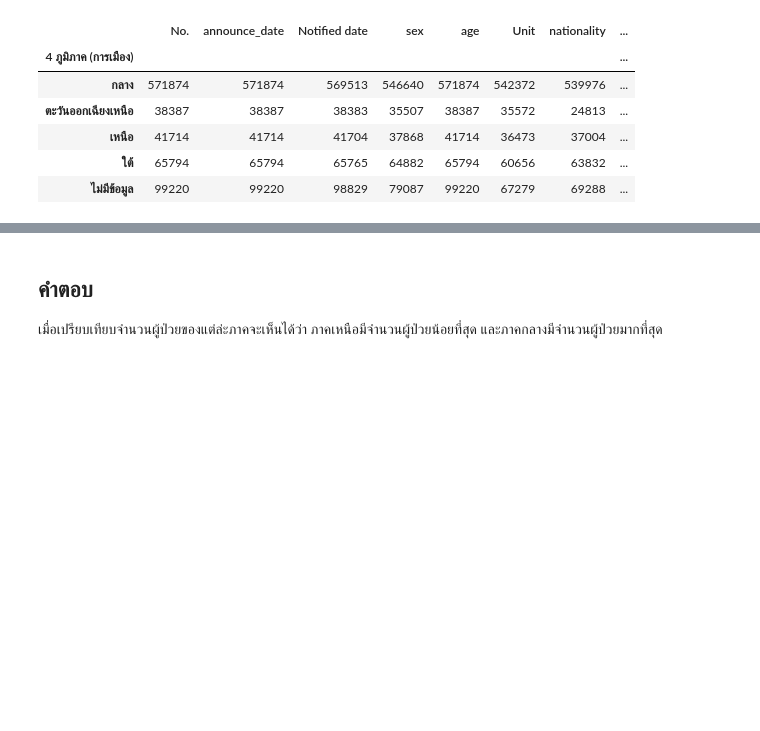
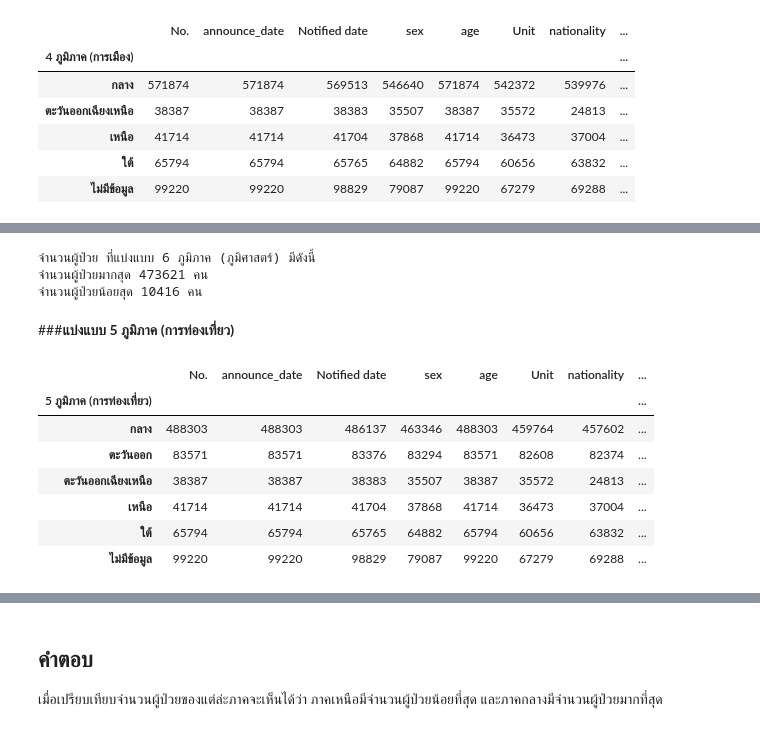
Before and after one commit to khanittha-phusopha/data_viz_2022, a Jupyter notebook: BasicPython&DataViz_midterm2022.ipynb, the cells around one changed output, grey strips where cells are left out. Drawn from its saved outputs; the diff is of its cells as text; code cells hidden in the pictures; blank space fills up the shorter version.

```diff
--- a/BasicPython&DataViz_midterm2022.ipynb
+++ b/BasicPython&DataViz_midterm2022.ipynb
@@ -948,6 +1101,24 @@ Q2.iloc[-1:]
 # %%
-max1 = Q2.iloc[0,0]
-min1 = Q2.iloc[6,0]
+max1 = Q4.iloc[6,0]
+min1 = Q4.iloc[0,0]
 print(f'จำนวนผู้ป่วย ที่แบ่งแบบ 6 ภูมิภาค (ภูมิศาสตร์) มีดังนี้')
-print(f'จำนวนผู้ป่วยน้อยสุด {min1} คน ')
-print(f'จำนวนผู้ป่วยมากสุด {max1} คน')
+print(f'จำนวนผู้ป่วยมากสุด {max1} คน ')
+print(f'จำนวนผู้ป่วยน้อยสุด {min1} คน')
+# %% [output]
+จำนวนผู้ป่วย ที่แบ่งแบบ 6 ภูมิภาค (ภูมิศาสตร์) มีดังนี้
+จำนวนผู้ป่วยมากสุด 473621 คน
+จำนวนผู้ป่วยน้อยสุด 10416 คน
+# %% [markdown]
+###**แบ่งแบบ 5 ภูมิภาค (การท่องเที่ยว)**
+# %%
+Q5_table = merged_01.groupby('5 ภูมิภาค (การท่องเที่ยว)').count()
+Q5_table
+# %% [output]
+|  | No. | announce_date | Notified date | sex | age | Unit | nationality | ... |
+| 5 ภูมิภาค (การท่องเที่ยว) |  |  |  |  |  |  |  | ... |
+| กลาง | 488303 | 488303 | 486137 | 463346 | 488303 | 459764 | 457602 | ... |
+| ตะวันออก | 83571 | 83571 | 83376 | 83294 | 83571 | 82608 | 82374 | ... |
+| ตะวันออกเฉียงเหนือ | 38387 | 38387 | 38383 | 35507 | 38387 | 35572 | 24813 | ... |
+| เหนือ | 41714 | 41714 | 41704 | 37868 | 41714 | 36473 | 37004 | ... |
+| ใต้ | 65794 | 65794 | 65765 | 64882 | 65794 | 60656 | 63832 | ... |
+| ไม่มีข้อมูล | 99220 | 99220 | 98829 | 79087 | 99220 | 67279 | 69288 | ... |
```
Also changed, not shown: parts of 166 cells of this notebook.
